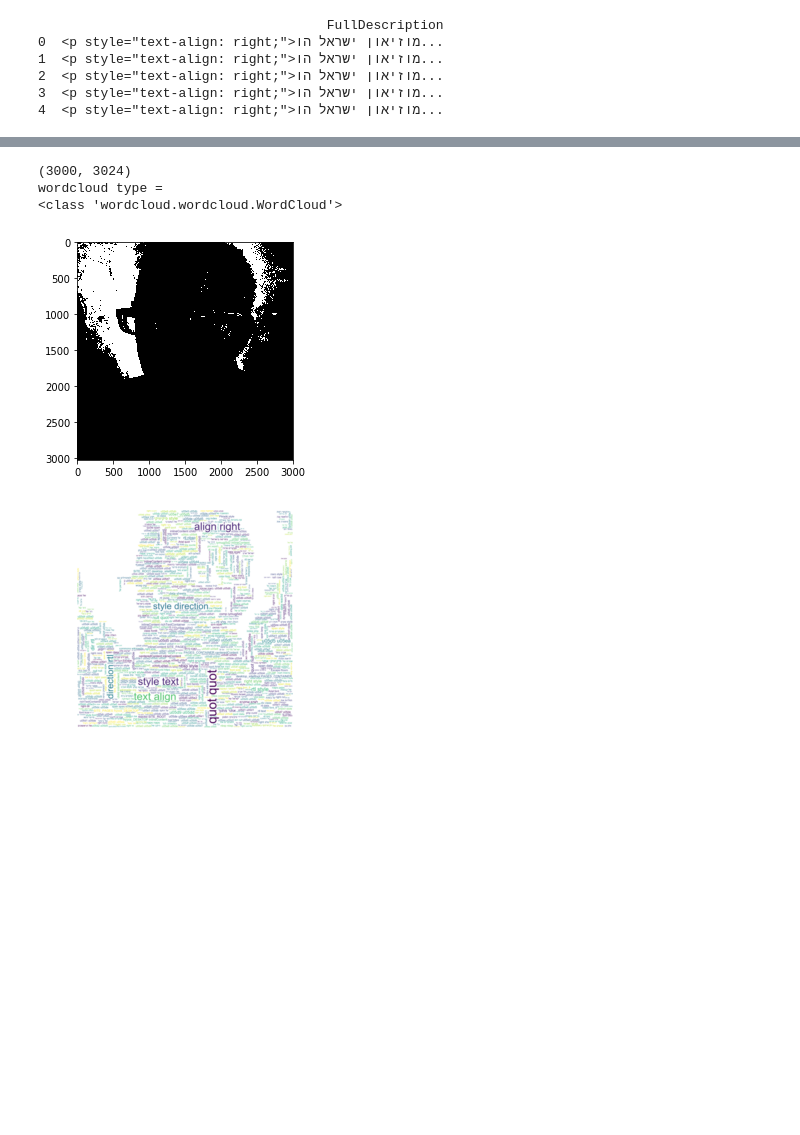
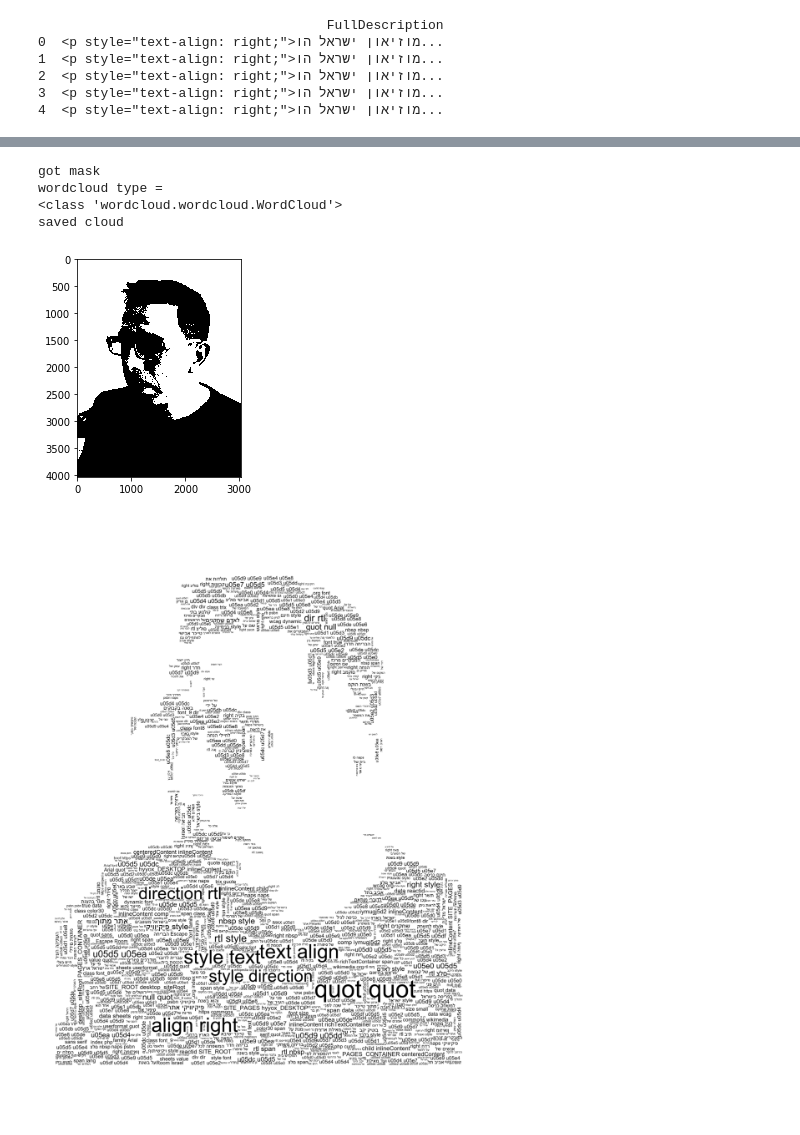
Before and after one commit to fyuval/artech-2018, a Jupyter notebook: notebooks/try_wordcloud.ipynb, the cells around one changed output, grey strips where cells are left out. Saved outputs shown, nothing was run; the diff lists cells and outputs as text; code cells hidden in the pictures; blank space fills up the shorter version.

Commit message:
paint cloud black

```diff
--- a/notebooks/try_wordcloud.ipynb
+++ b/notebooks/try_wordcloud.ipynb
@@ -39,6 +39,10 @@ def invert_hebrew(w):
         return w
     else:
         return w[::-1]
+# %%
+def black_color_func(word, font_size, position, orientation, random_state=None,
+                    **kwargs):
+    return "hsl(0, 0%, 0%)"
 # %%
 def calc_save_word_cloud(text=df.FullDescription[0].split(), out_path="../data/outputs/wordcloud_0.jpg", mask=None):
     word_list = [invert_hebrew(w) for w in text]
@@ -47,10 +51,17 @@ def calc_save_word_cloud(text=df.FullDescription[0].split(), out_path="../data/o
                           background_color="white",
                           font_path="C:/Windows/Fonts/arial.ttf",
                           mask=mask).generate(text)
+    wordcloud.recolor(color_func = black_color_func)
     print("wordcloud type = ")
     print(type(wordcloud))
     plt.figure()
     plt.imshow(wordcloud, interpolation="bilinear")
     plt.axis("off")
+    xPix = mask.shape[0]
+    yPix = mask.shape[1]
+
+    xSize = 32 #inches
+    ySize = xSize/xPix*yPix
+    plt.gcf().set_size_inches(xSize,ySize)
     #plt.show()
     plt.savefig(out_path)
@@ -63,7 +68,7 @@ wordcloud type =
 # %%
 def get_image(image_path):
     res_im  = Image.open(image_path)
-    res_im  = res_im.rotate(-90)
+    #res_im  = res_im.rotate(-90)
     #imshow(np.asarray(res_im))
     return res_im
 # %%
@@ -129,0 +117,17 @@ def get_text():
+# %%
+def get_cloud_mask(mask_path, dataset_path,out_path):
+    mask_im = get_image(mask_path)
+#     print("got image")
+#     orig_im = orig_im.crop((500,0, 3500,3024))
+#     #imshow(orig_im)
+#     print("cropped")
+#     print(orig_im.size)
+#     mask_im = get_mask(orig_im)
+    print("got mask")
+    #mask_im = mask_im.rotate(180)
+    imshow(mask_im)
+    calc_save_word_cloud(text=cached_text,
+                         mask=np.asarray(mask_im),
+                        out_path=out_path)
+    print("saved cloud")
+    #imshow(mask_im)
@@ -140,12 +151,16 @@ def get_image_w_cloud(image_path, dataset_path):
     #imshow(mask_im)
 # %%
-dori_image_path = "../data/inputs/images/20181101_150630.jpg"
-get_image_w_cloud(dori_image_path, "")
+# dori_image_path = "../data/inputs/images/20181101_150630.jpg"
+# get_image_w_cloud(dori_image_path, "")
+mask_path = "../data/inputs/images/dark_dori_rgb.jpg"
+out_path = "../data/outputs/wordcloud_mask_black.jpg"
+get_cloud_mask(mask_path,"",out_path)
 # %% [output]
-(3000, 3024)
+got mask
 wordcloud type =
 <class 'wordcloud.wordcloud.WordCloud'>
+saved cloud
-[figure, old version]
+[figure, new version]
-[figure, old version]
+[figure, new version]
 # %% [markdown]
 ###
```
Also changed, not shown: parts of 10 cells of this notebook.
